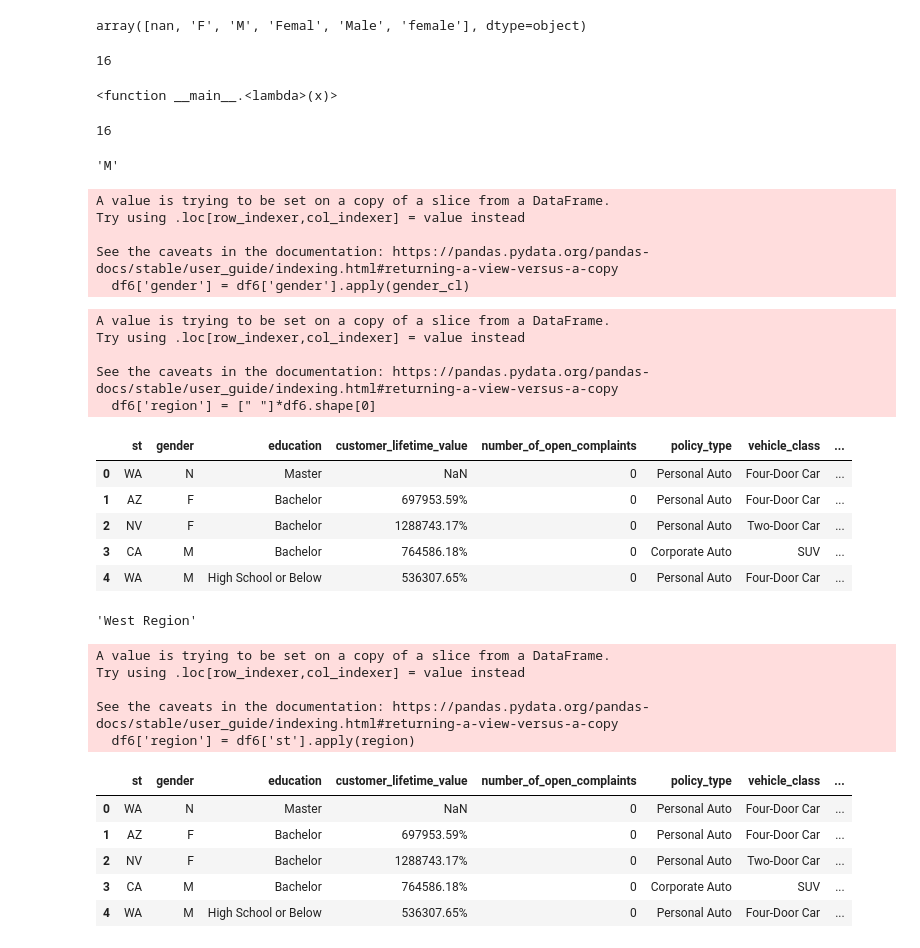
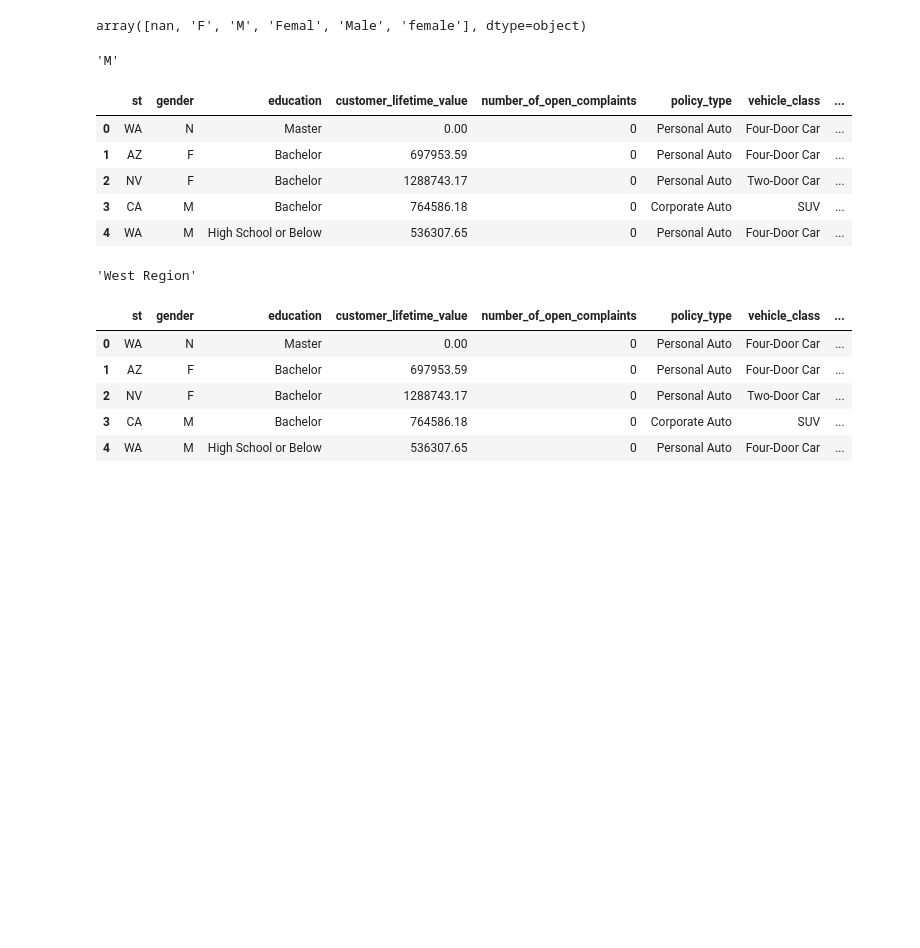
Before and after one commit to coolmysticalkoala/IronHack, a Jupyter notebook: DA_IH Workspace/LABS/Week 2/Day 2/Customer_Analysis_Case_Study.ipynb, the cells around one changed output. Cells and saved outputs as stored; diff of their text form; code cells hidden in the pictures; blank space fills up the shorter version.

```diff
--- a/DA_IH Workspace/LABS/Week 2/Day 2/Customer_Analysis_Case_Study.ipynb
+++ b/DA_IH Workspace/LABS/Week 2/Day 2/Customer_Analysis_Case_Study.ipynb
@@ -142,3 +142,16 @@ df5['customer_lifetime_value'].value_counts()
 2919436.64%    1
 399258.39%     1
 Name: customer_lifetime_value, Length: 1923, dtype: int64
+# %%
+def func1(x):
+    x = str(x)
+
+    if x != "nan":
+        y = x[:-1]
+        return float(y)
+    else:
+        return 0
+
+df5["customer_lifetime_value"] = df5["customer_lifetime_value"].apply(func1)
+df5["customer_lifetime_value"].value_counts()
+df5.head()
@@ -214,4 +209,4 @@ state_cl('NV')
 # %% [output]
 'NV'
 # %%
-df6['st'] = df6['st'].apply(state_cl)
+df5['st'] = df5['st'].apply(state_cl)
@@ -234,21 +223,5 @@ array([nan, 'F', 'M', 'Femal', 'Male', 'female'], dtype=object)
 # %%
 #df6[df6['gender'].apply(lambda x: x in ('female','Male', 'Femal'))]
 #use apply() function to filter
-# %%
-def my_func(x):
-    return x**2
-my_func(4)
-# %% [output]
-16
-# %%
-lambda x: x**2
-# %% [output]
-<function __main__.<lambda>(x)>
-# %%
-#blueprint, the bare function, without a name
-#can be used within apply()
-(lambda x: x**2)(4)
-# %% [output]
-16
 # %%
 #standardise the gender column
@@ -269,28 +241,17 @@ gender_cl('Male')
 # %% [output]
 'M'
 # %%
-df6['gender'] = df6['gender'].apply(gender_cl)
+df5['gender'] = df5['gender'].apply(gender_cl)
-# %% [output]
-A value is trying to be set on a copy of a slice from a DataFrame.
-Try using .loc[row_indexer,col_indexer] = value instead
-
-See the caveats in the documentation: https://pandas.pydata.org/pandas-docs/stable/user_guide/indexing.html#returning-a-view-versus-a-copy
-  df6['gender'] = df6['gender'].apply(gender_cl)
 # %%
-df6['region'] = [" "]*df6.shape[0]
-df6.head()
+df5['region'] = [" "]*df5.shape[0]
+df5.head()
 # %% [output]
-A value is trying to be set on a copy of a slice from a DataFrame.
-Try using .loc[row_indexer,col_indexer] = value instead
-
-See the caveats in the documentation: https://pandas.pydata.org/pandas-docs/stable/user_guide/indexing.html#returning-a-view-versus-a-copy
-  df6['region'] = [" "]*df6.shape[0]
 |  | st | gender | education | customer_lifetime_value | number_of_open_complaints | policy_type | vehicle_class | ... |
-| 0 | WA | N | Master | NaN | 0 | Personal Auto | Four-Door Car | ... |
-| 1 | AZ | F | Bachelor | 697953.59% | 0 | Personal Auto | Four-Door Car | ... |
-| 2 | NV | F | Bachelor | 1288743.17% | 0 | Personal Auto | Two-Door Car | ... |
-| 3 | CA | M | Bachelor | 764586.18% | 0 | Corporate Auto | SUV | ... |
-| 4 | WA | M | High School or Below | 536307.65% | 0 | Personal Auto | Four-Door Car | ... |
+| 0 | WA | N | Master | 0.00 | 0 | Personal Auto | Four-Door Car | ... |
+| 1 | AZ | F | Bachelor | 697953.59 | 0 | Personal Auto | Four-Door Car | ... |
+| 2 | NV | F | Bachelor | 1288743.17 | 0 | Personal Auto | Two-Door Car | ... |
+| 3 | CA | M | Bachelor | 764586.18 | 0 | Corporate Auto | SUV | ... |
+| 4 | WA | M | High School or Below | 536307.65 | 0 | Personal Auto | Four-Door Car | ... |
 # %%
 def region(x):
     dct = {'CA':'West Region',
@@ -306,17 +267,12 @@ region('CA')
 # %% [output]
 'West Region'
 # %%
-df6['region'] = df6['st'].apply(region)
-df6.head()
+df5['region'] = df5['st'].apply(region)
+df5.head()
 # %% [output]
-A value is trying to be set on a copy of a slice from a DataFrame.
-Try using .loc[row_indexer,col_indexer] = value instead
-
-See the caveats in the documentation: https://pandas.pydata.org/pandas-docs/stable/user_guide/indexing.html#returning-a-view-versus-a-copy
-  df6['region'] = df6['st'].apply(region)
 |  | st | gender | education | customer_lifetime_value | number_of_open_complaints | policy_type | vehicle_class | ... |
-| 0 | WA | N | Master | NaN | 0 | Personal Auto | Four-Door Car | ... |
-| 1 | AZ | F | Bachelor | 697953.59% | 0 | Personal Auto | Four-Door Car | ... |
-| 2 | NV | F | Bachelor | 1288743.17% | 0 | Personal Auto | Two-Door Car | ... |
-| 3 | CA | M | Bachelor | 764586.18% | 0 | Corporate Auto | SUV | ... |
-| 4 | WA | M | High School or Below | 536307.65% | 0 | Personal Auto | Four-Door Car | ... |
+| 0 | WA | N | Master | 0.00 | 0 | Personal Auto | Four-Door Car | ... |
+| 1 | AZ | F | Bachelor | 697953.59 | 0 | Personal Auto | Four-Door Car | ... |
+| 2 | NV | F | Bachelor | 1288743.17 | 0 | Personal Auto | Two-Door Car | ... |
+| 3 | CA | M | Bachelor | 764586.18 | 0 | Corporate Auto | SUV | ... |
+| 4 | WA | M | High School or Below | 536307.65 | 0 | Personal Auto | Four-Door Car | ... |
```
Also changed, not shown: parts of 12 cells of this notebook.
